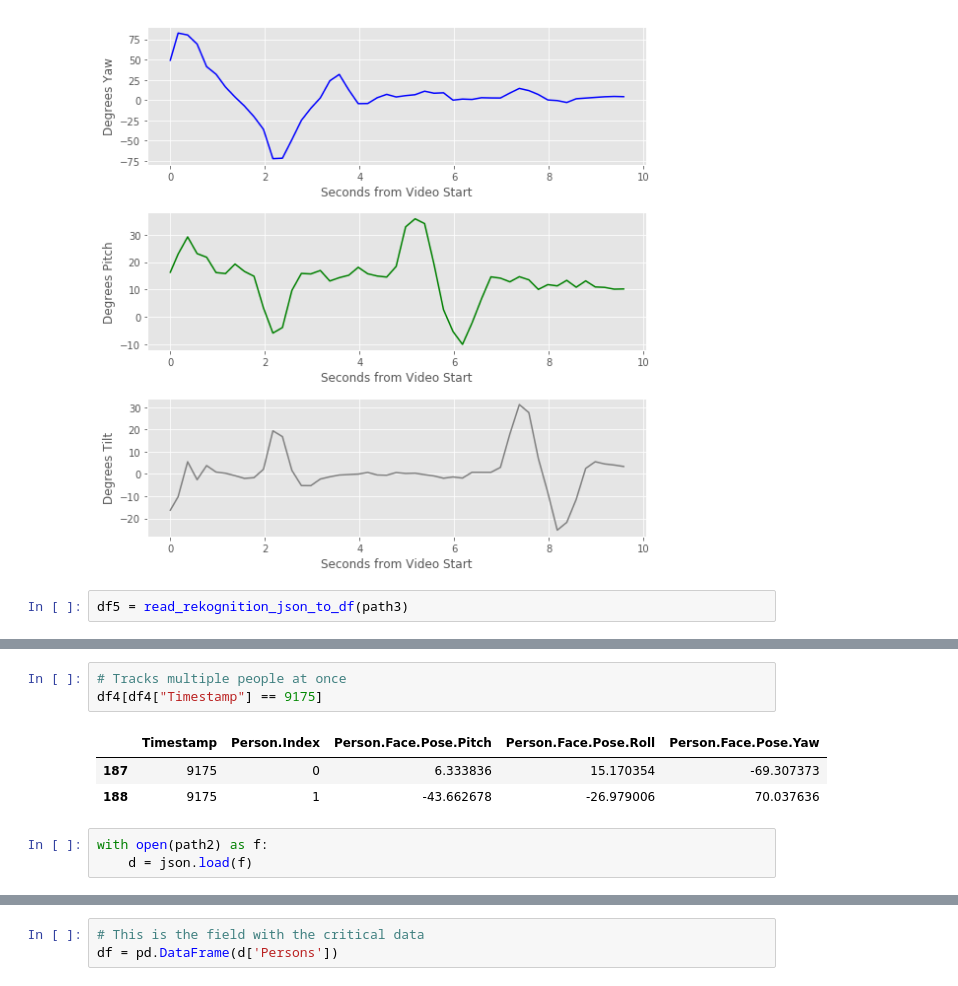
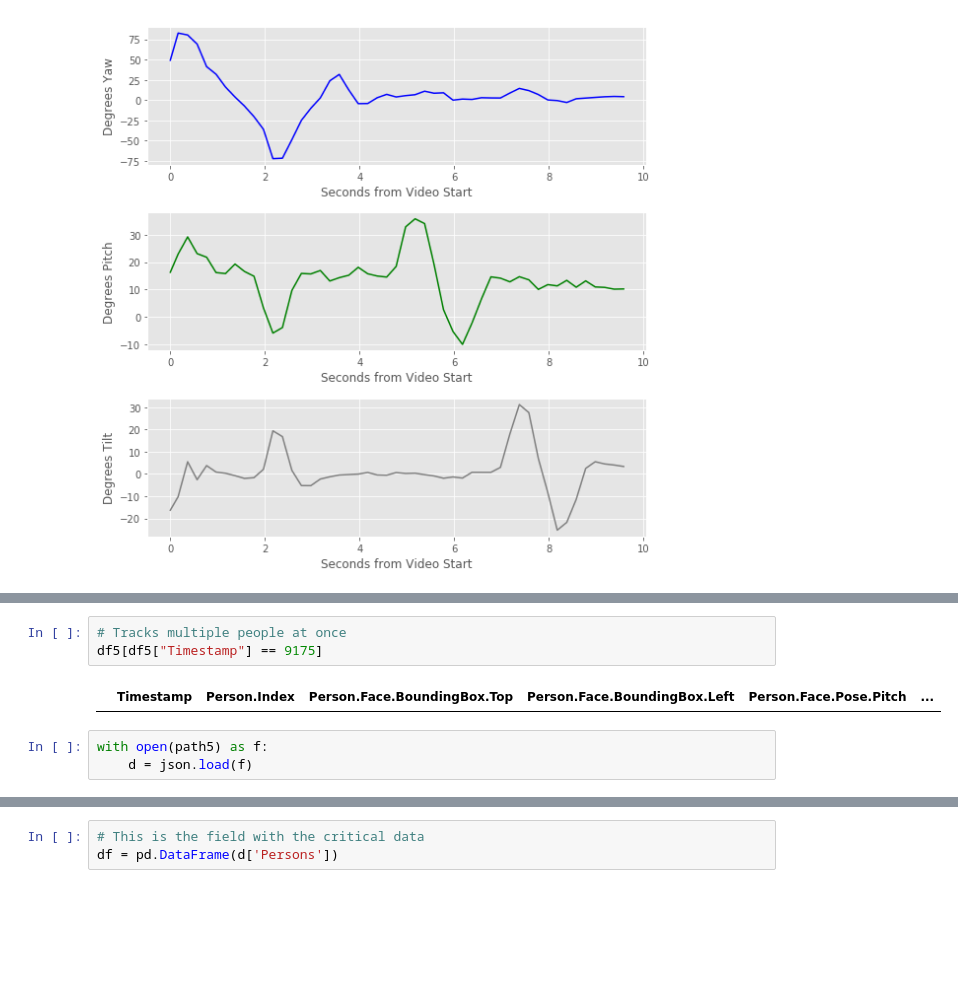
Before and after one commit to mnguyenngo/measureyes-1, a Jupyter notebook: src/rekognition_sandbox.ipynb, the cells around one changed output, grey strips where cells are left out. Saved outputs shown, nothing was run; the diff lists cells and outputs as text; blank space fills up the shorter version.

Commit message:
analysis of Measureyes_0924_01.mp4 (10 json files)

```diff
--- a/src/rekognition_sandbox.ipynb
+++ b/src/rekognition_sandbox.ipynb
@@ -116,8 +118,6 @@ plt.tight_layout()
 plt.show()
 # %% [output]
 [figure]
-# %%
-df5 = read_rekognition_json_to_df(path3)
 # %%
 df5['Person.Index'].unique()
 # %% [output]
@@ -147,13 +150,11 @@ q[idx]
 Name: Timestamp, dtype: int64
 # %%
 # Tracks multiple people at once
-df4[df4["Timestamp"] == 9175]
+df5[df5["Timestamp"] == 9175]
 # %% [output]
-|  | Timestamp | Person.Index | Person.Face.Pose.Pitch | Person.Face.Pose.Roll | Person.Face.Pose.Yaw |
-| 187 | 9175 | 0 | 6.333836 | 15.170354 | -69.307373 |
-| 188 | 9175 | 1 | -43.662678 | -26.979006 | 70.037636 |
+|  | Timestamp | Person.Index | Person.Face.BoundingBox.Top | Person.Face.BoundingBox.Left | Person.Face.Pose.Pitch | ... |
 # %%
-with open(path2) as f:
+with open(path5) as f:
     d = json.load(f)
 # %%
 # Examine the read-in json; its keys...
```
Also changed, not shown: parts of 12 cells of this notebook, 11 other files.
